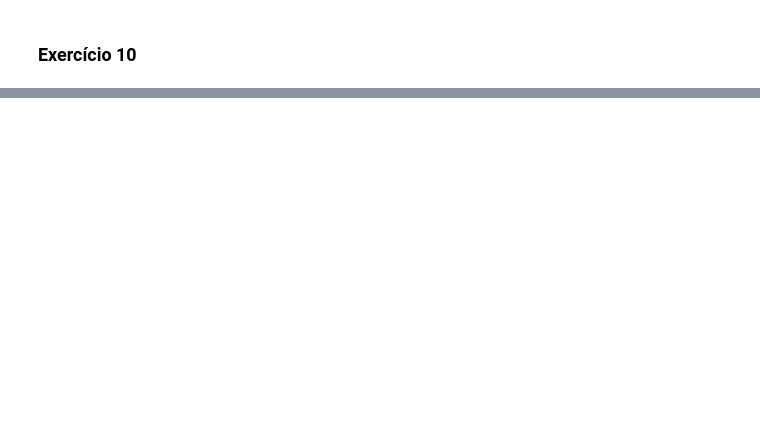
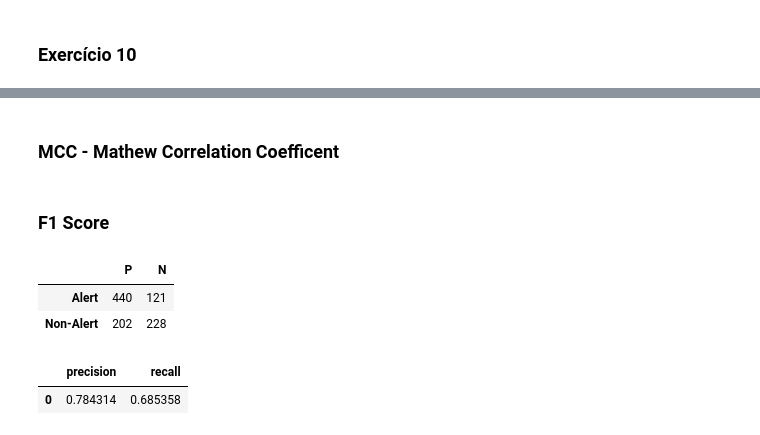
Before and after one commit to F-Madruga/DataScienceProject-ULHT, a Jupyter notebook: ProjetoFinal.ipynb, the cells around one changed output, grey strips where cells are left out. Cells and saved outputs as stored; diff of their text form; code cells hidden in the pictures; blank space fills up the shorter version.

```diff
--- a/ProjetoFinal.ipynb
+++ b/ProjetoFinal.ipynb
@@ -212,0 +232,2 @@ print(model.coef_)
+# %%
+X_train, X_test, y_train, y_test = train_test_split(independent_variables, dependent_variable, test_size=0.25, random_state=0)
@@ -212,0 +236,4 @@ print(model.coef_)
+# %%
+lr = LogisticRegression()
+lr_model = lr.fit(X_train, y_train)
+y_pred = lr_model.predict(X_test)
@@ -212,0 +255,2 @@ print(model.coef_)
+# %% [markdown]
+### MCC - Mathew Correlation Coefficent
@@ -212,0 +260,2 @@ print(model.coef_)
+# %% [markdown]
+### F1 Score
@@ -212,0 +274,13 @@ print(model.coef_)
+# %%
+cm = pd.DataFrame(confusion_matrix(y_test, y_pred), index =['Alert', 'Non-Alert'], columns=["P", "N"])
+cm
+# %% [output]
+|  | P | N |
+| Alert | 440 | 121 |
+| Non-Alert | 202 | 228 |
+# %%
+report_df = report(cm)
+report_df[["precision", "recall"]]
+# %% [output]
+|  | precision | recall |
+| 0 | 0.784314 | 0.685358 |
```
Also changed, not shown: parts of 20 cells of this notebook, 1 other file.
